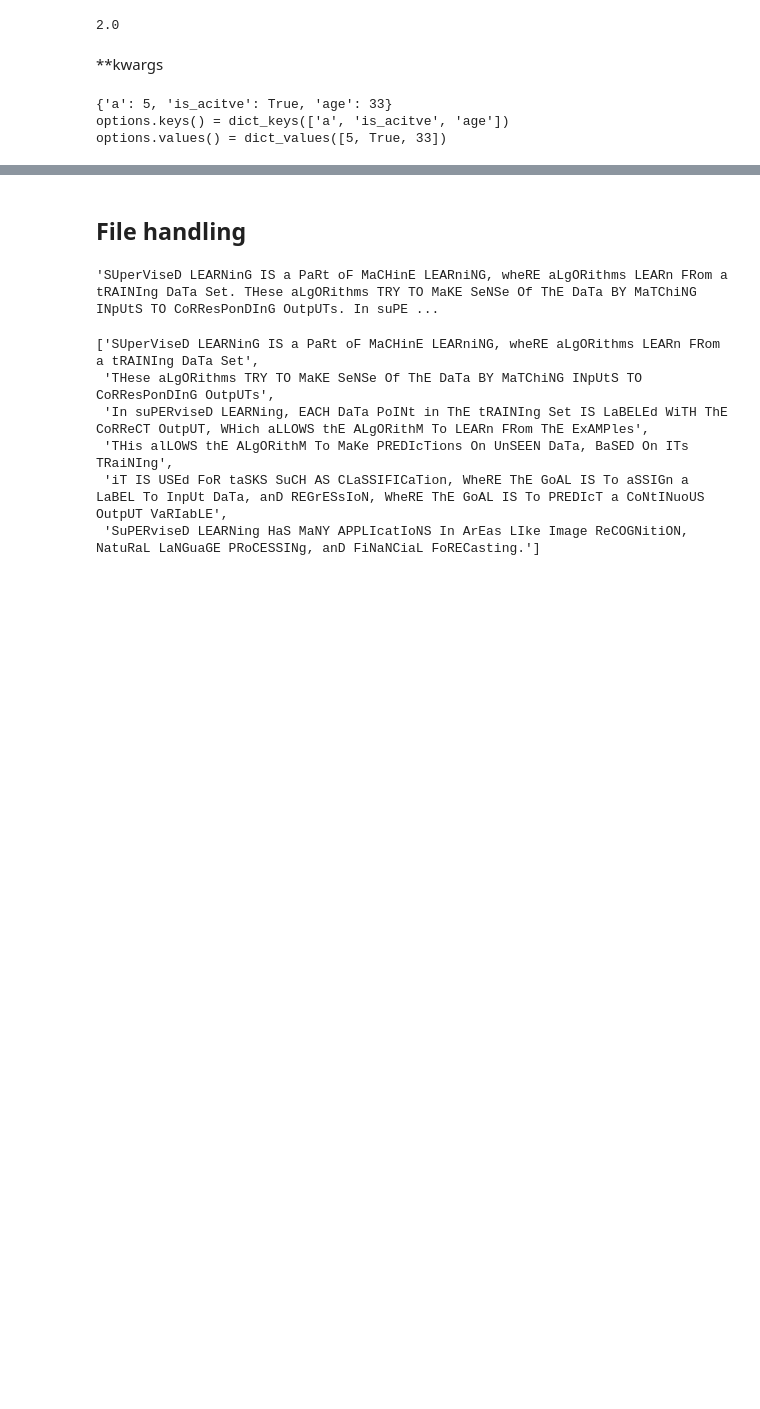
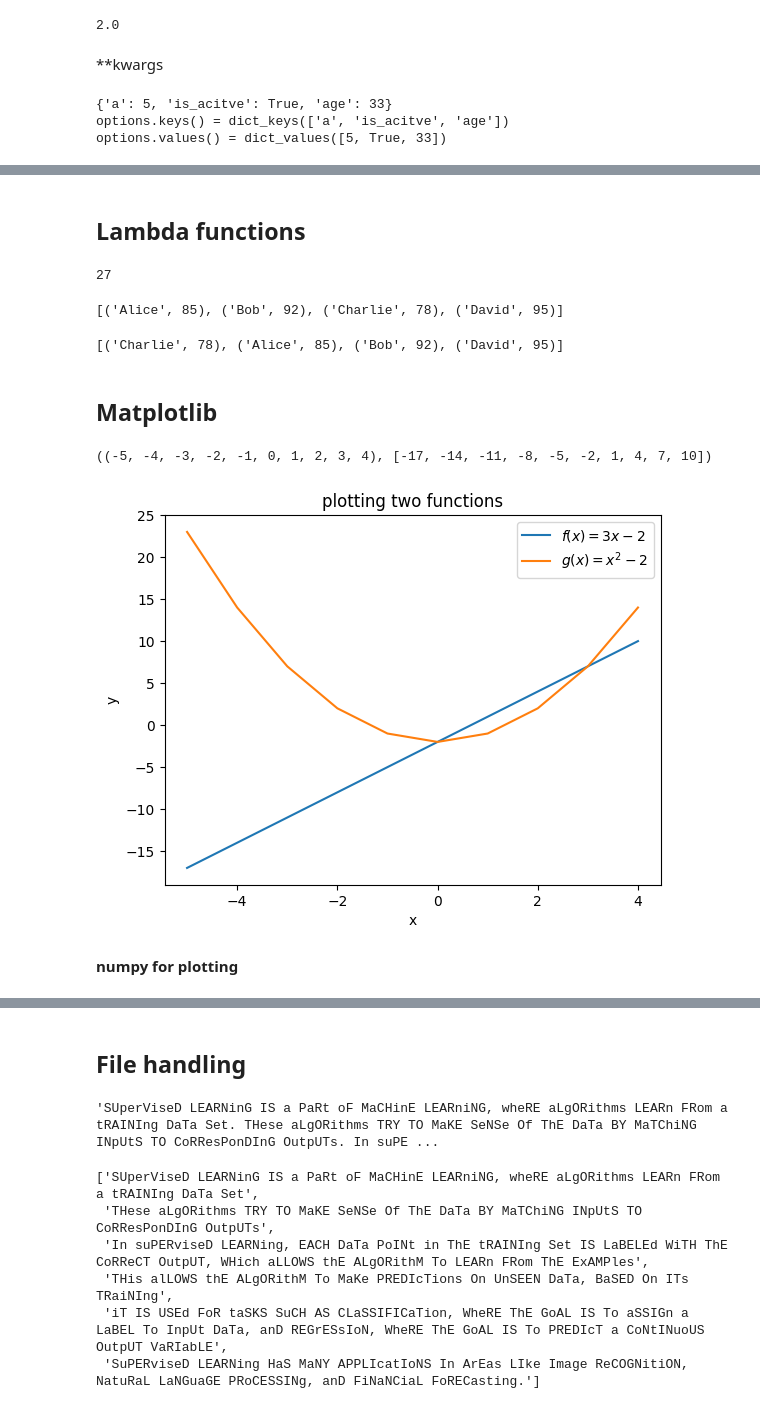
Before and after one commit to AlejandroHiroshima/data-platform-Alexander-Hrachovina-DE24, a Jupyter notebook: code_alongs/02_python_repetition/fundamentals_part2.ipynb, the cells around one changed output, grey strips where cells are left out. Cells and saved outputs as stored; diff of their text form; code cells hidden in the pictures; blank space fills up the shorter version.

```diff
--- a/code_alongs/02_python_repetition/fundamentals_part2.ipynb
+++ b/code_alongs/02_python_repetition/fundamentals_part2.ipynb
@@ -149,0 +182,42 @@ options.values() = dict_values([5, True, 33])
+# %% [markdown]
+## Lambda functions
+# %%
+cuber = lambda x: x**3 # Som en enrads funktion
+cuber(3)
+# %% [output]
+27
+# %%
+students = [("Alice", 85), ("Bob", 92), ("Charlie", 78), ("David", 95)]
+sorted(students)
+# %% [output]
+[('Alice', 85), ('Bob', 92), ('Charlie', 78), ('David', 95)]
+# %%
+sorted(students, key = lambda student: student[1])
+# %% [output]
+[('Charlie', 78), ('Alice', 85), ('Bob', 92), ('David', 95)]
+# %% [markdown]
+## Matplotlib
+# %%
+import matplotlib.pyplot as plt
+
+f = lambda x: 3 * x - 2
+def g(x):
+    return x**2-2
+x = tuple(range(-5,5))
+
+y = [f(i) for i in x]
+y2 = [g(i) for i in x]
+
+
+plt.plot(x, y)
+plt.plot(x,y2)
+plt.title("plotting two functions")
+plt.xlabel("x")
+plt.ylabel("y")
+plt.legend(["$f(x) = 3x - 2$", "$g(x) = x^2-2$"])
+x, y
+# %% [output]
+((-5, -4, -3, -2, -1, 0, 1, 2, 3, 4), [-17, -14, -11, -8, -5, -2, 1, 4, 7, 10])
+[figure, added]
+# %% [markdown]
+**numpy for plotting**
```
Also changed, not shown: parts of 16 cells of this notebook, 8 other files.
